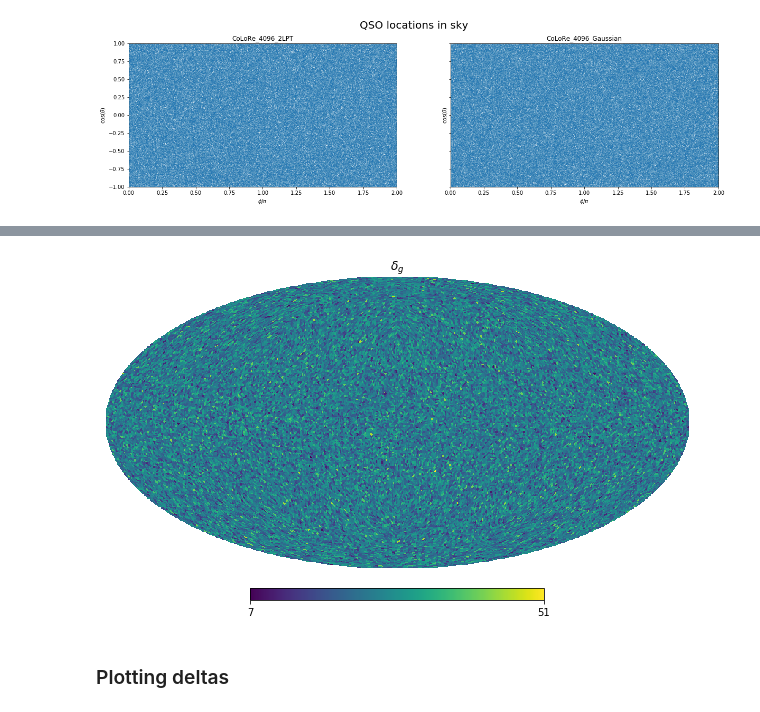
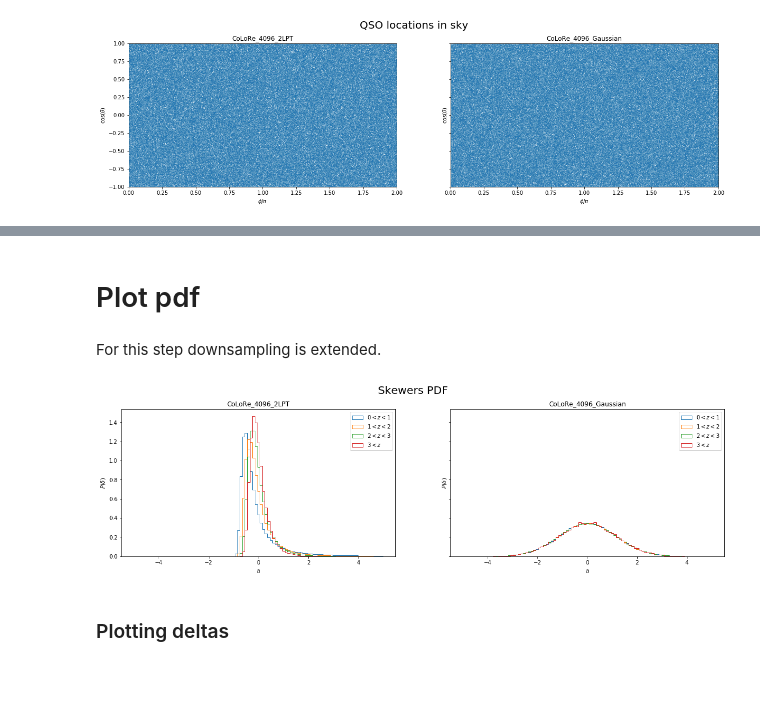
Before and after one commit to cramirezpe/LyaPlotter, a Jupyter notebook: Examples/Compare_CoLoRe_sims.ipynb, the cells around one changed output, grey strips where cells are left out. Drawn from its saved outputs; the diff is of its cells as text; code cells hidden in the pictures; blank space fills up the shorter version.

```diff
--- a/Examples/Compare_CoLoRe_sims.ipynb
+++ b/Examples/Compare_CoLoRe_sims.ipynb
@@ -98,16 +75,21 @@ n2 = np.bincount(pix, minlength=npix)
-# %%
-hp.mollview(n2, title='$\\delta_g$')
-# %% [output]
-[figure, removed]
+# %% [markdown]
+# Plot pdf
+# %% [markdown]
+For this step downsampling is extended.
+# %%
+c_file_1_pdf = x1.get_Sources(ifiles=list(range(1)), lr_max=1200.,downsampling=0.1)
+c_file_2_pdf = x2.get_Sources(ifiles=list(range(1)), lr_max=1200.,downsampling=0.1)
 # %%
 fig3, ax_array = plt.subplots(1,2, sharex=False, sharey=True, figsize=(20,5))
 ax1, ax2 = ax_array
-_1 = c_file_1.plot_pdf(c_file_1.delta_skewers, ax=ax1)
-_2 = c_file_2.plot_pdf(c_file_2.delta_skewers, ax=ax2)
+_1 = c_file_1_pdf.plot_pdf(c_file_1_pdf.delta_skewers, ax=ax1, histtype='step')
+_2 = c_file_2_pdf.plot_pdf(c_file_2_pdf.delta_skewers, ax=ax2, histtype='step')
 ax1.set_title(x1.__name__)
 ax2.set_title(x2.__name__)
 plt.suptitle('Skewers PDF', fontsize=20, y=1)
 plt.show()
+# %% [output]
+[figure, added]
 # %% [markdown]
 ### Plotting deltas
 # %%
```
Also changed, not shown: parts of 9 cells of this notebook.
